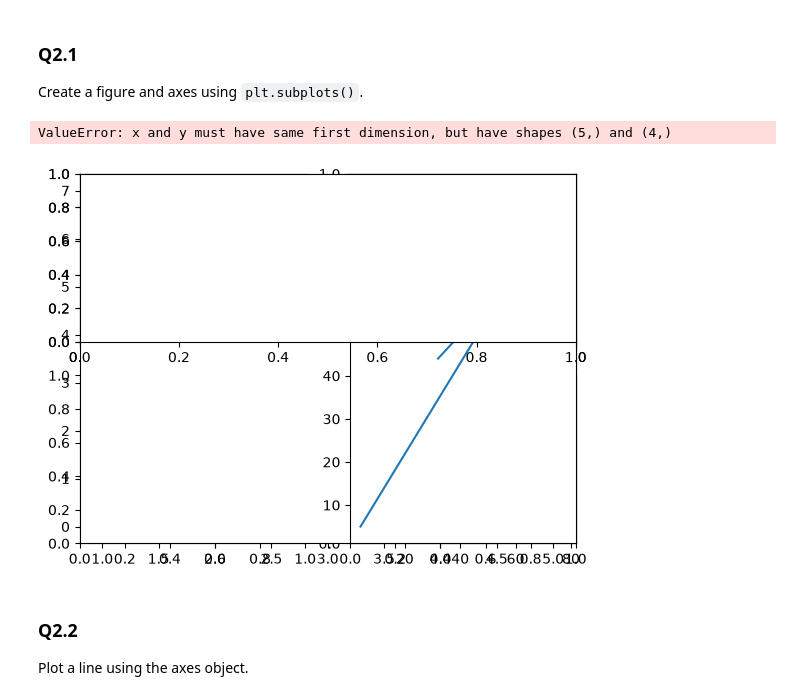
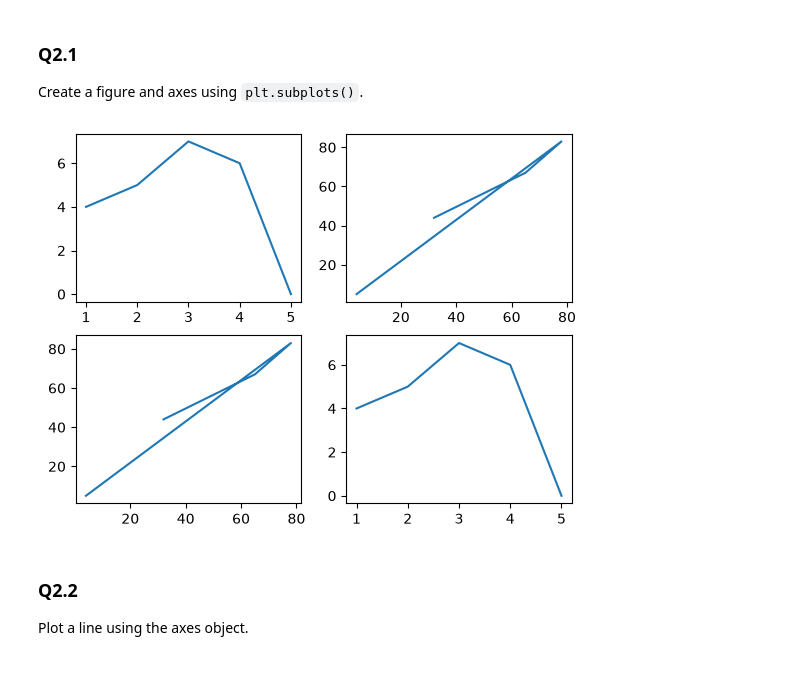
Before and after one commit to hacker-x184/python-Library, a Jupyter notebook: matplotlib/Matplotlib_Practice.ipynb, the cells around one changed output. Cells and saved outputs as stored; diff of their text form; code cells hidden in the pictures; blank space fills up the shorter version.

```diff
--- a/matplotlib/Matplotlib_Practice.ipynb
+++ b/matplotlib/Matplotlib_Practice.ipynb
@@ -82,21 +82,23 @@ Review the relevant Matplotlib concept before attempting the exercises.
 
 Create a figure and axes using `plt.subplots()`.
 # %%
-plt.subplots(2,2)
-plt.subplot(1,1,1)
-plt.plot(x,y)
 x2 = [32,65,78,4]
 y2 = [44,67,83,5]
-plt.subplot(1,2,2)
+plt.subplot(2,2,1)
+plt.plot(x,y)
+
+plt.subplot(2,2,2)
 plt.plot(x2,y2)
-plt.subplot(2,1,1)
-plt.plot(x,y2)
-plt.subplot(2,2,2)
-plt.plot(x2,y)
+
+plt.subplot(2,2,3)
+plt.plot(x2,y2)
+
+plt.subplot(2,2,4)
+plt.plot(x,y)
+
 plt.show()
 # %% [output]
-ValueError: x and y must have same first dimension, but have shapes (5,) and (4,)
-[figure, old version]
+[figure, new version]
 # %% [markdown]
 ### Q2.2
 
```
Also changed, not shown: parts of 30 cells of this notebook.
